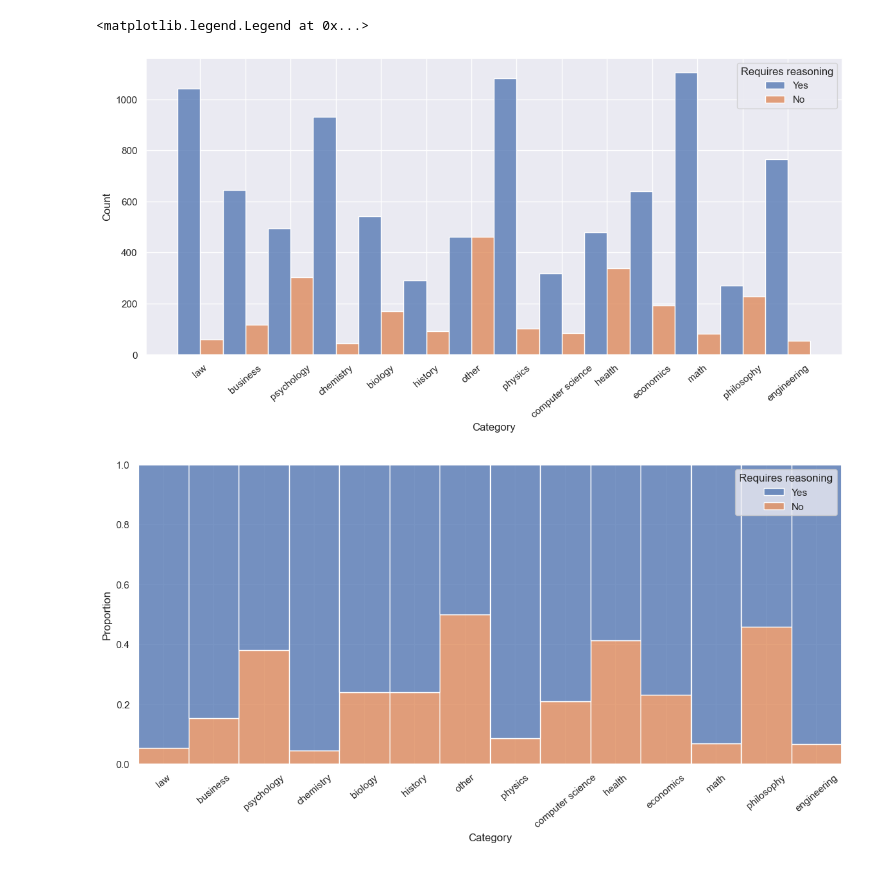
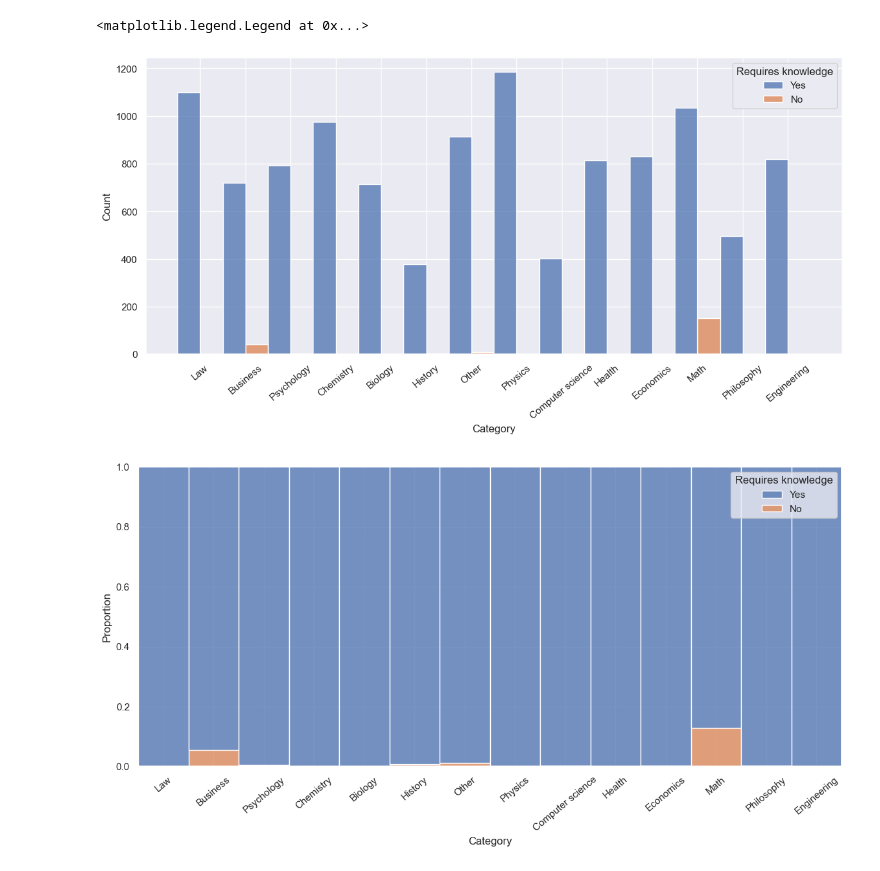
Before and after one commit to LabARSS/question-complextiy-estimation, a Jupyter notebook: notebooks/analysis_reasoning.ipynb, the cells around one changed output. Drawn from its saved outputs; the diff is of its cells as text; code cells hidden in the pictures.

```diff
--- a/notebooks/analysis_reasoning.ipynb
+++ b/notebooks/analysis_reasoning.ipynb
@@ -11,6 +11,12 @@ mmlu_num_maj_df = pd.read_csv(
     quotechar="",
     escapechar="\\",
 )
+
+
+mmlu_num_maj_df["category"] = mmlu_num_maj_df["category"].str.capitalize()
+mmlu_num_maj_df["masj_num_reasoning_steps"] = mmlu_num_maj_df["masj_num_reasoning_steps"].str.capitalize()
+mmlu_num_maj_df["masj_requires_reasoning"] = mmlu_num_maj_df["masj_requires_reasoning"].str.capitalize()
+mmlu_num_maj_df["masj_requires_knowledge"] = mmlu_num_maj_df["masj_requires_knowledge"].str.capitalize()
 # %%
 print(mmlu_num_maj_df.value_counts("masj_requires_knowledge"))
 print(mmlu_num_maj_df.value_counts("masj_requires_reasoning"))
@@ -32,40 +89,38 @@ Name: count, dtype: int64
 # %%
 import matplotlib.pyplot as plt
 import seaborn as sns
 
 sns.set_theme()
 
 plt.figure(figsize=(14, 6))
 ax = sns.histplot(
     mmlu_num_maj_df,
     x="category",
-    # bins=len(mmlu_num_maj_df["category"].unique()),
-    hue="masj_requires_reasoning",
-    hue_order=["yes", "no"],
+    hue="masj_requires_knowledge",
+    hue_order=["Yes", "No"],
     multiple="dodge",
 )
 ax.set_xlabel("Category")
 ax.set_ylabel("Count")
 ax.set_xticklabels(ax.get_xticklabels(), rotation=40)
-plt.legend(handles=ax.get_legend().legend_handles, labels=["Yes", "No"], title="Requires reasoning")
+plt.legend(handles=ax.get_legend().legend_handles, labels=["Yes", "No"], title="Requires knowledge")
 
 plt.figure(figsize=(14, 6))
 ax = sns.histplot(
     mmlu_num_maj_df,
     x="category",
-    # bins=len(mmlu_num_maj_df["category"].unique()),
-    hue="masj_requires_reasoning",
-    hue_order=["yes", "no"],
+    hue="masj_requires_knowledge",
+    hue_order=["Yes", "No"],
     multiple="fill",
 )
 ax.set_xlabel("Category")
 ax.set_ylabel("Proportion")
 ax.set_xticklabels(ax.get_xticklabels(), rotation=40)
-plt.legend(handles=ax.get_legend().legend_handles, labels=["Yes", "No"], title="Requires reasoning")
+plt.legend(handles=ax.get_legend().legend_handles, labels=["Yes", "No"], title="Requires knowledge")
 # %% [output]
 <matplotlib.legend.Legend at 0x...>
-[figure, old version]
+[figure, new version]
-[figure, old version]
+[figure, new version]
 # %%
 import matplotlib.pyplot as plt
 import seaborn as sns
```
Also changed, not shown: parts of 4 cells of this notebook.
